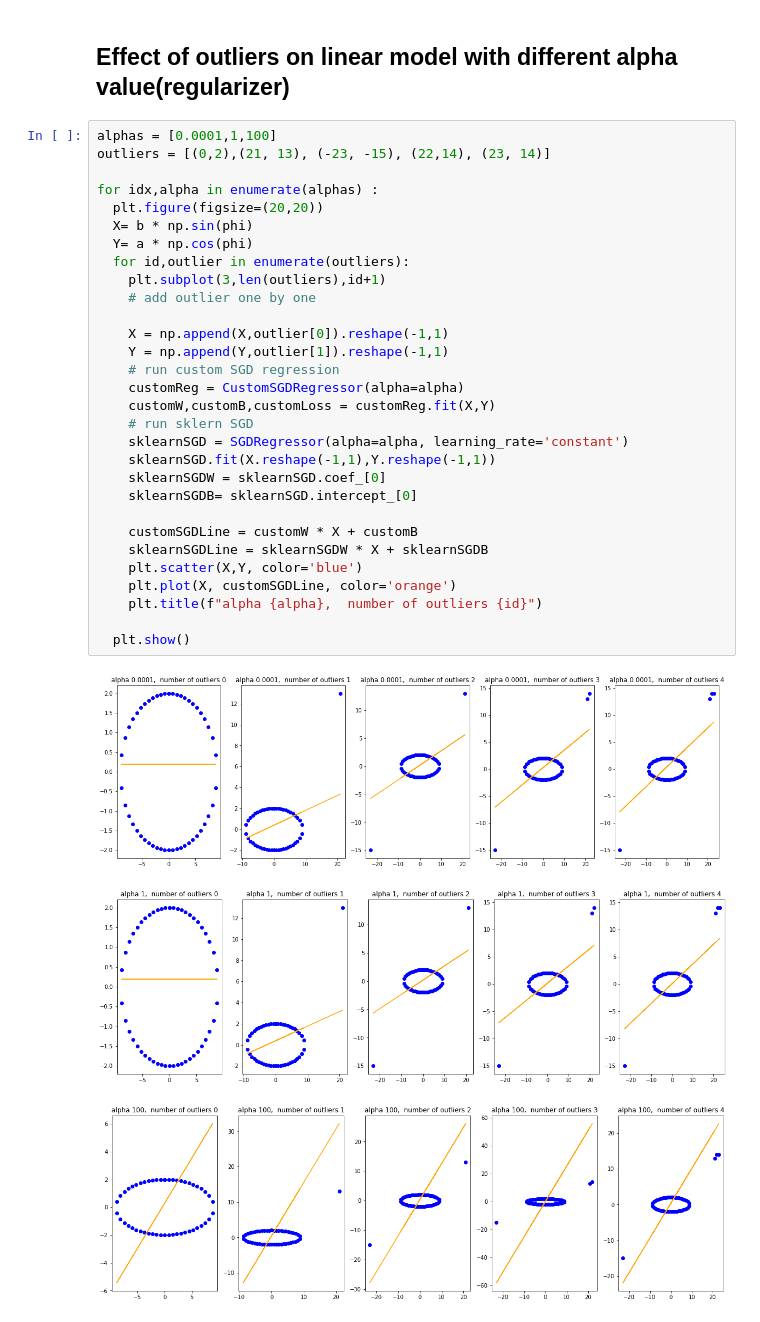
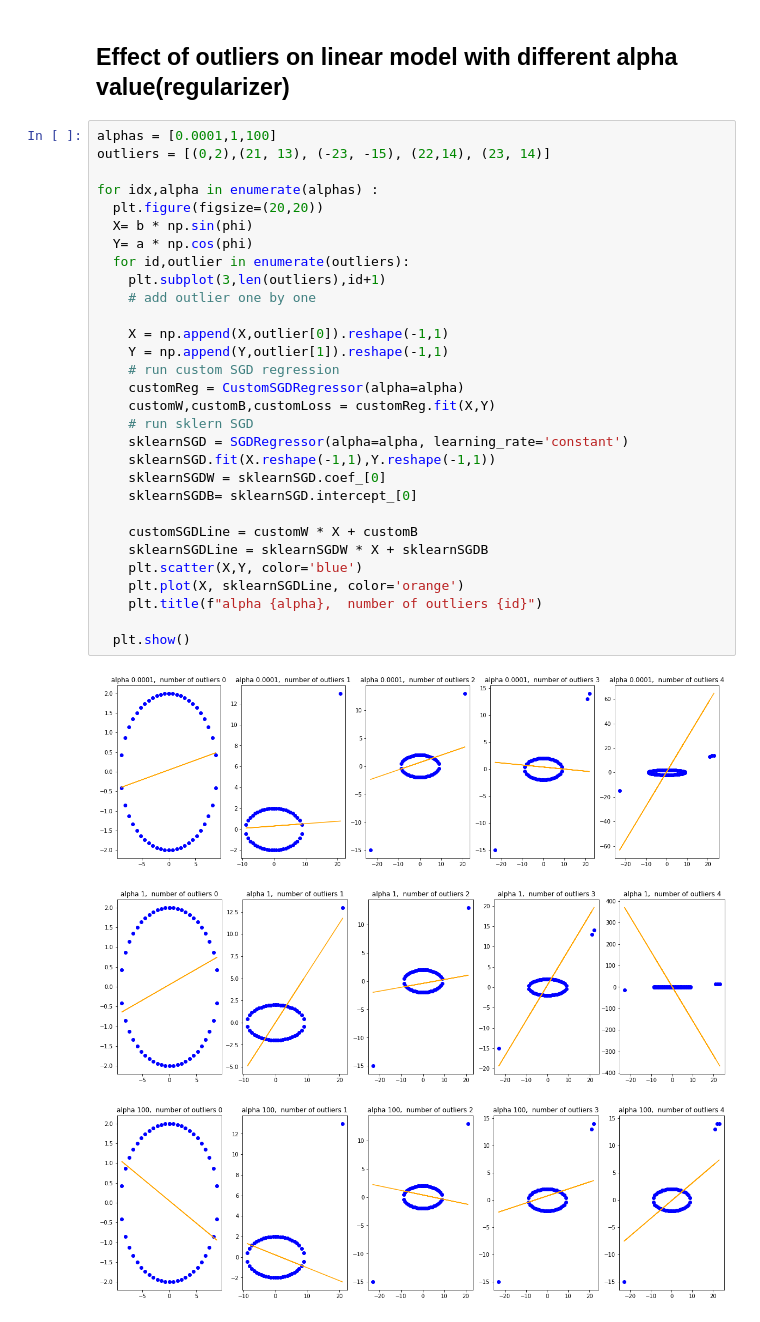
Before and after one commit to cr21/Behavior-of-Linear-Model-Machine-Learning-Study, a Jupyter notebook: RegressionOutlierEffect.ipynb, the cells around one changed output. Cells and saved outputs as stored; diff of their text form.

```diff
--- a/RegressionOutlierEffect.ipynb
+++ b/RegressionOutlierEffect.ipynb
@@ -234,34 +234,34 @@ Sklearn SGD with L2 regularization w : -0.012513557041175882 b : -0.003910650501
 # %%
 alphas = [0.0001,1,100]
 outliers = [(0,2),(21, 13), (-23, -15), (22,14), (23, 14)]
 
 for idx,alpha in enumerate(alphas) :
   plt.figure(figsize=(20,20))
   X= b * np.sin(phi)
   Y= a * np.cos(phi)
   for id,outlier in enumerate(outliers):
     plt.subplot(3,len(outliers),id+1)
     # add outlier one by one
 
     X = np.append(X,outlier[0]).reshape(-1,1)
     Y = np.append(Y,outlier[1]).reshape(-1,1)
     # run custom SGD regression
     customReg = CustomSGDRegressor(alpha=alpha)
     customW,customB,customLoss = customReg.fit(X,Y)
     # run sklern SGD
     sklearnSGD = SGDRegressor(alpha=alpha, learning_rate='constant')
     sklearnSGD.fit(X.reshape(-1,1),Y.reshape(-1,1))
     sklearnSGDW = sklearnSGD.coef_[0]
     sklearnSGDB= sklearnSGD.intercept_[0]
 
     customSGDLine = customW * X + customB
     sklearnSGDLine = sklearnSGDW * X + sklearnSGDB
     plt.scatter(X,Y, color='blue')
-    plt.plot(X, customSGDLine, color='orange')
+    plt.plot(X, sklearnSGDLine, color='orange')
     plt.title(f"alpha {alpha},  number of outliers {id}")
 
   plt.show()
 # %% [output]
-[figure, old version]
+[figure, new version]
-[figure, old version]
+[figure, new version]
-[figure, old version]
+[figure, new version]
```
Also changed, not shown: parts of 4 cells of this notebook.
